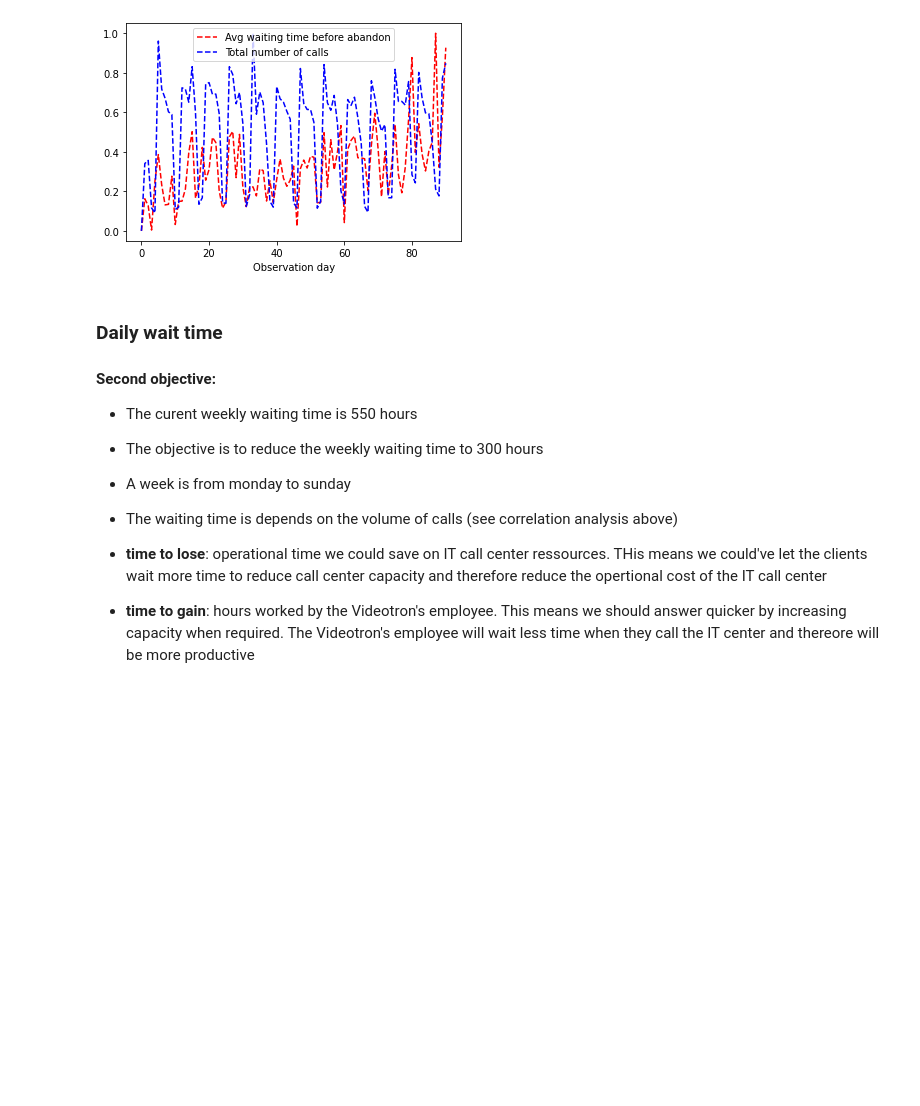
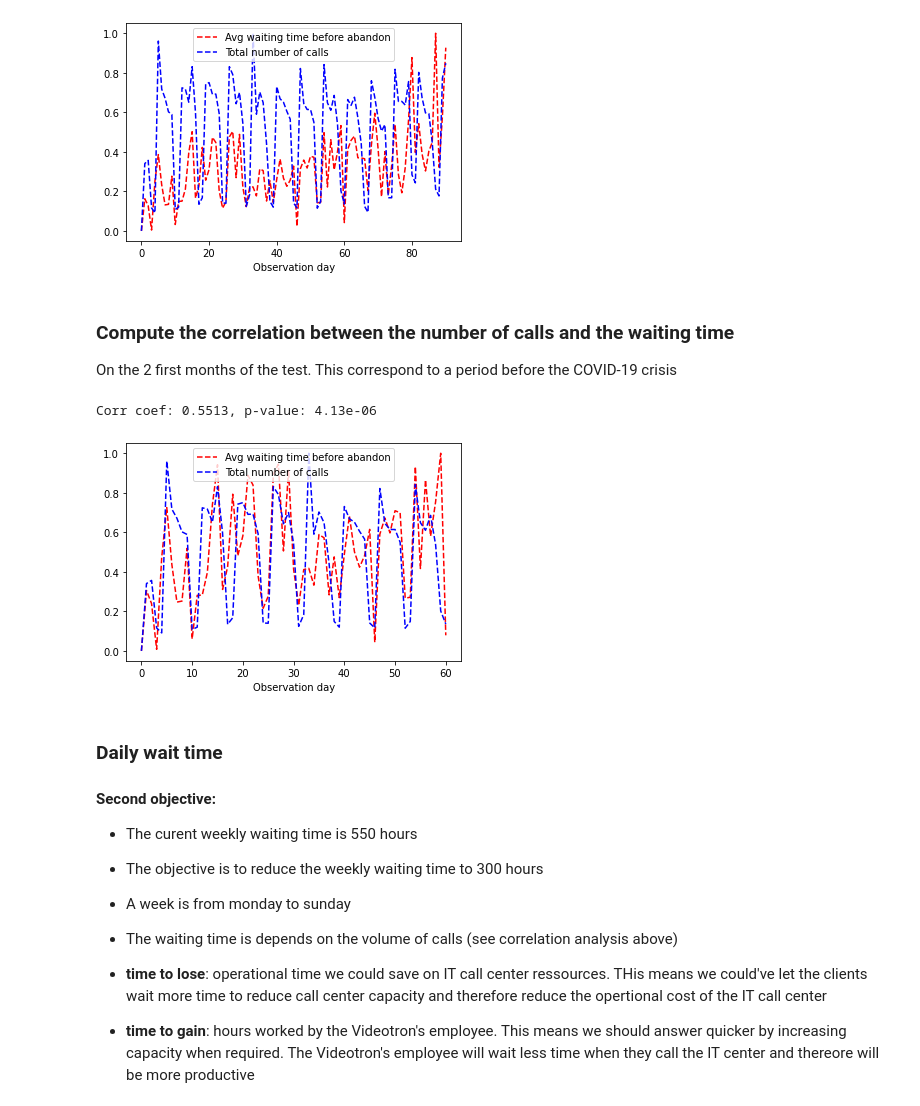
Before and after one commit to aiglobalpros/AI_Call_Center, a Jupyter notebook: notebooks/ROI.ipynb, the cells around one changed output. Cells and saved outputs as stored; diff of their text form; code cells hidden in the pictures; blank space fills up the shorter version.

```diff
--- a/notebooks/ROI.ipynb
+++ b/notebooks/ROI.ipynb
@@ -173,6 +179,30 @@ plt.show()
 # %% [output]
 Corr coef: 0.3767, p-value: 2.33e-04
 [figure]
+# %% [markdown]
+### Compute the correlation between the number of calls and the waiting time
+On the 2 first months of the test. This correspond to a period before the COVID-19 crisis
+# %%
+x  = range(test_df.loc[0:60, :].shape[0])
+
+# Scale the data
+scaler.fit(test_df.loc[0:60, ['avg_time_abandon_min', 'total_calls']])
+y = scaler.transform(test_df.loc[0:60, ['avg_time_abandon_min', 'total_calls']])
+y1 = y[:, 0]
+y2 = y[:, 1]
+
+# Do a pearson correlation analysis
+pearson_r , p_val = stats.pearsonr(y1, y2)
+print('Corr coef: %.4f, p-value: %.2e' % (pearson_r , p_val))
+
+plt.plot(x, y1, 'r--', label='Avg waiting time before abandon')
+plt.plot(x, y2, 'b--', label='Total number of calls')
+plt.xlabel('Observation day')
+plt.legend()
+plt.show()
+# %% [output]
+Corr coef: 0.5513, p-value: 4.13e-06
+[figure, added]
 # %% [markdown]
 ### Daily wait time
 
```
Also changed, not shown: parts of 38 cells of this notebook.
